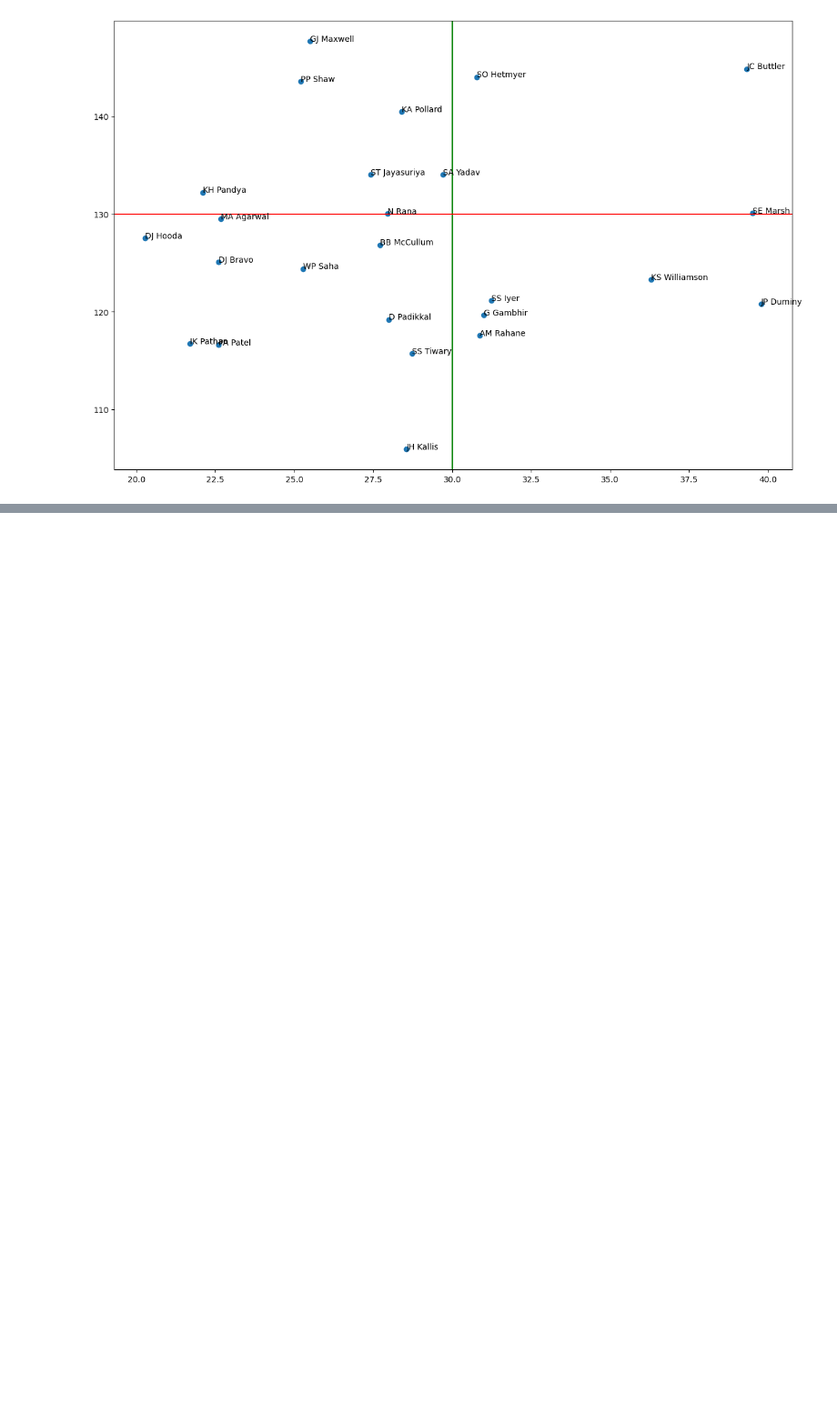
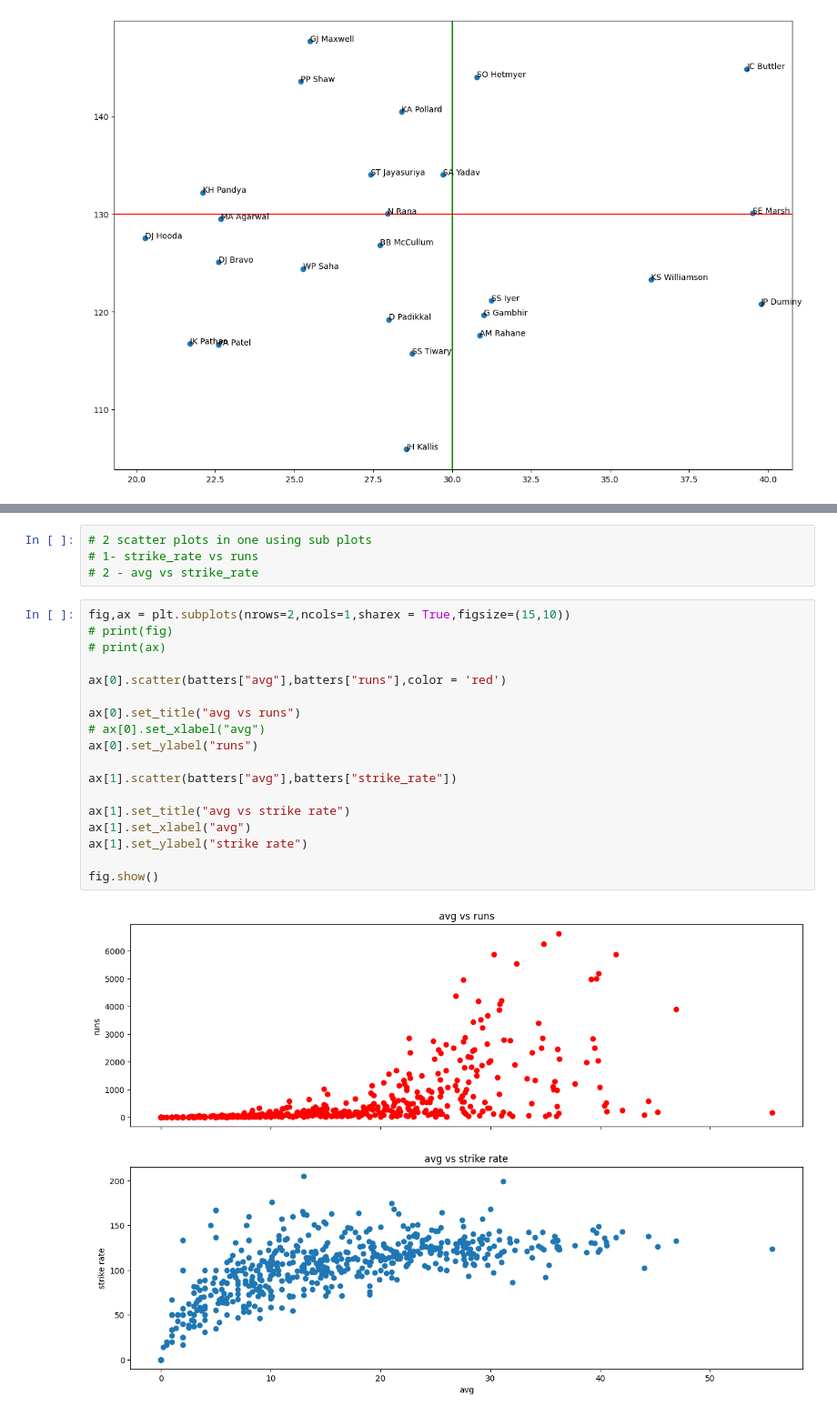
Before and after one commit to santoshbohra123/matplotlib, a Jupyter notebook: Untitled0.ipynb, the cells around one changed output, grey strips where cells are left out. Shown at 91% size. Saved outputs shown, nothing was run; the diff lists cells and outputs as text; blank space fills up the shorter version.

```diff
--- a/Untitled0.ipynb
+++ b/Untitled0.ipynb
@@ -103,0 +129,24 @@ for i in range(sample_df.shape[0]):
+# %%
+# 2 scatter plots in one using sub plots
+# 1- strike_rate vs runs
+# 2 - avg vs strike_rate
+# %%
+fig,ax = plt.subplots(nrows=2,ncols=1,sharex = True,figsize=(15,10))
+# print(fig)
+# print(ax)
+
+ax[0].scatter(batters["avg"],batters["runs"],color = 'red')
+
+ax[0].set_title("avg vs runs")
+# ax[0].set_xlabel("avg")
+ax[0].set_ylabel("runs")
+
+ax[1].scatter(batters["avg"],batters["strike_rate"])
+
+ax[1].set_title("avg vs strike rate")
+ax[1].set_xlabel("avg")
+ax[1].set_ylabel("strike rate")
+
+fig.show()
+# %% [output]
+[figure, added]
```
Also changed, not shown: parts of 9 cells of this notebook.
